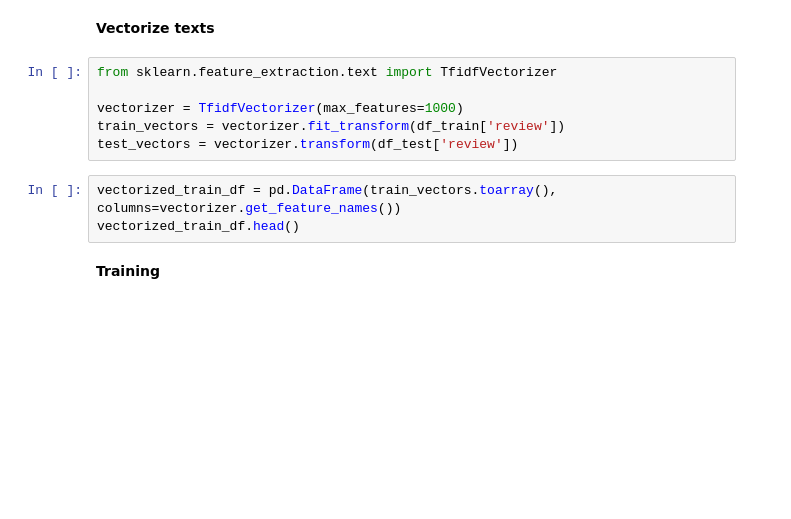
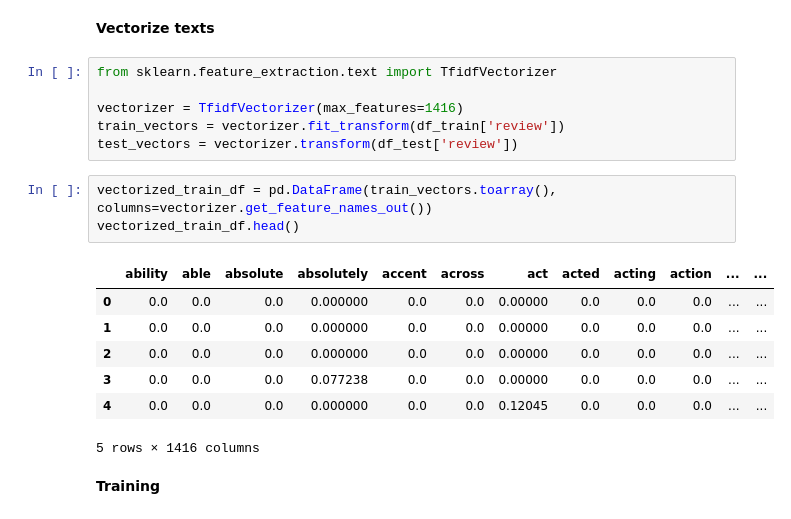
Before and after one commit to FrancescaMoi/SentymentAnalysis, a Jupyter notebook: sentyment_analysis_IMDb_review.ipynb, the cells around one changed output. Saved outputs shown, nothing was run; the diff lists cells and outputs as text; blank space fills up the shorter version.

```diff
--- a/sentyment_analysis_IMDb_review.ipynb
+++ b/sentyment_analysis_IMDb_review.ipynb
@@ -249,12 +283,20 @@ Name: sentiment, dtype: int64
 # %%
 from sklearn.feature_extraction.text import TfidfVectorizer
 
-vectorizer = TfidfVectorizer(max_features=1000)
+vectorizer = TfidfVectorizer(max_features=1416)
 train_vectors = vectorizer.fit_transform(df_train['review'])
 test_vectors = vectorizer.transform(df_test['review'])
 # %%
-vectorized_train_df = pd.DataFrame(train_vectors.toarray(), columns=vectorizer.get_feature_names())
+vectorized_train_df = pd.DataFrame(train_vectors.toarray(), columns=vectorizer.get_feature_names_out())
 vectorized_train_df.head()
+# %% [output]
+|  | ability | able | absolute | absolutely | accent | across | act | acted | acting | action | ... | ... |
+| 0 | 0.0 | 0.0 | 0.0 | 0.000000 | 0.0 | 0.0 | 0.00000 | 0.0 | 0.0 | 0.0 | ... | ... |
+| 1 | 0.0 | 0.0 | 0.0 | 0.000000 | 0.0 | 0.0 | 0.00000 | 0.0 | 0.0 | 0.0 | ... | ... |
+| 2 | 0.0 | 0.0 | 0.0 | 0.000000 | 0.0 | 0.0 | 0.00000 | 0.0 | 0.0 | 0.0 | ... | ... |
+| 3 | 0.0 | 0.0 | 0.0 | 0.077238 | 0.0 | 0.0 | 0.00000 | 0.0 | 0.0 | 0.0 | ... | ... |
+| 4 | 0.0 | 0.0 | 0.0 | 0.000000 | 0.0 | 0.0 | 0.12045 | 0.0 | 0.0 | 0.0 | ... | ... |
+5 rows × 1416 columns
 # %% [markdown]
 **Training**
 # %%
```
Also changed, not shown: parts of 20 cells of this notebook.
